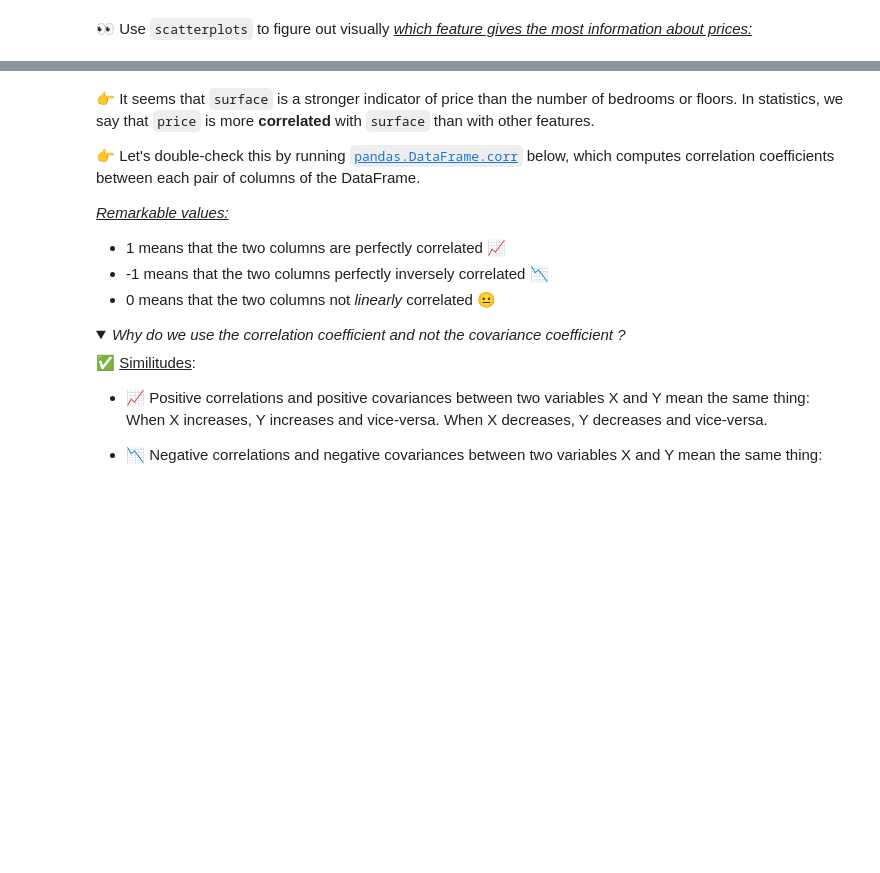
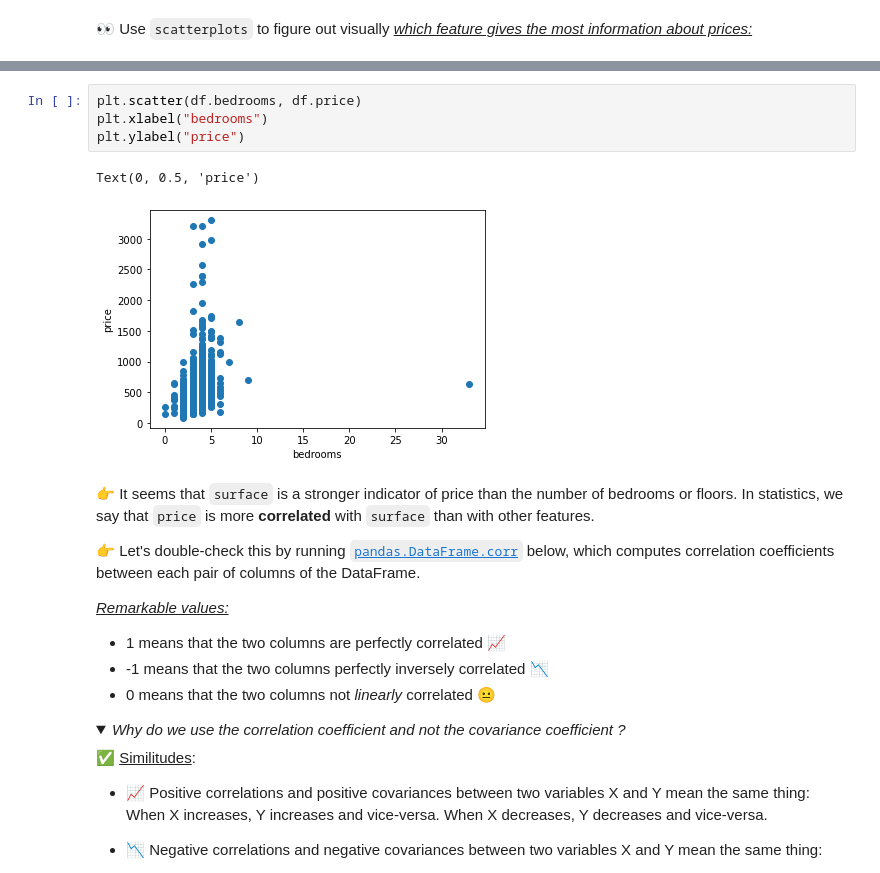
Before and after one commit to lilifull/Brief_7, a Jupyter notebook: estimation_avancee_immo.ipynb, the cells around one changed output, grey strips where cells are left out. Saved outputs shown, nothing was run; the diff lists cells and outputs as text; folded sections open; blank space fills up the shorter version.

```diff
--- a/estimation_avancee_immo.ipynb
+++ b/estimation_avancee_immo.ipynb
@@ -48,3 +75,10 @@ We load the dataset **flats.csv** below
+# %%
+plt.scatter(df.bedrooms, df.price)
+plt.xlabel("bedrooms")
+plt.ylabel("price")
+# %% [output]
+Text(0, 0.5, 'price')
+[figure, added]
 # %% [markdown]
 👉 It seems that `surface` is a stronger indicator of price than the number of bedrooms or floors. In statistics, we say that `price` is more **correlated** with `surface` than with other features.
 
```
Also changed, not shown: parts of 37 cells of this notebook.
